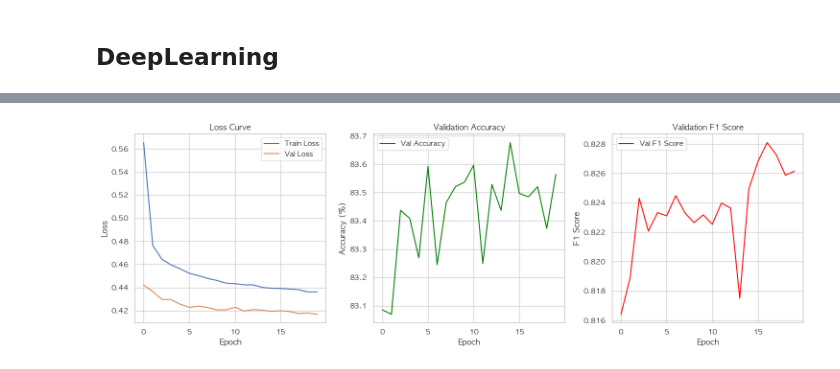
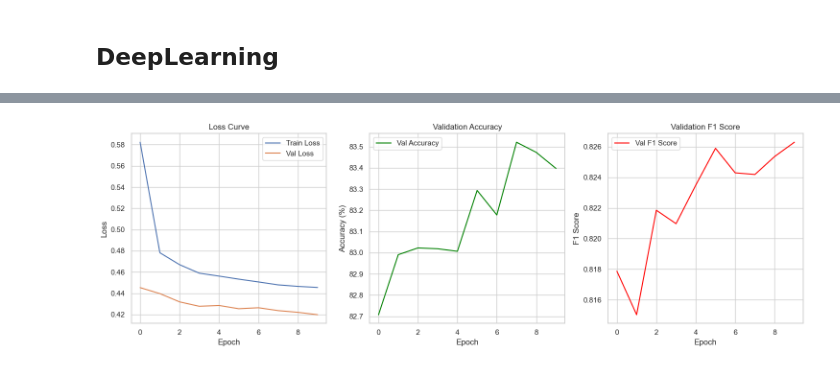
Before and after one commit to Jongseok103/UOS-Assignments, a Jupyter notebook: BigDataPhysic/CL_LHC.ipynb, the cells around one changed output, grey strips where cells are left out. Saved outputs shown, nothing was run; the diff lists cells and outputs as text; code cells hidden in the pictures.

```diff
--- a/BigDataPhysic/CL_LHC.ipynb
+++ b/BigDataPhysic/CL_LHC.ipynb
@@ -443,88 +512,30 @@ df_mlp = preprocess_for_nn(df_train)
 # %% [markdown]
 ## DeepLearning
 # %%
-import pandas as pd
-import numpy as np
-import torch
-import torch.nn as nn
 import torch.optim as optim
 from torch.utils.data import TensorDataset, DataLoader
-from sklearn.preprocessing import QuantileTransformer, LabelEncoder
 from sklearn.model_selection import train_test_split
 from sklearn.metrics import f1_score
 import matplotlib.pyplot as plt
 
 # [1] 전처리 함수 정의
-def preprocess_with_quantile_transformer(df):
-    df_processed = df.copy()
 
-    # 1. 결측치 처리 (-999 -> NaN -> Drop)
-    df_processed.replace(-999.0, np.nan, inplace=True)
-    df_processed = df_processed.dropna()
 
-    df_processed['TRP'] = df_processed['TrackP'] * df_processed['RICH_DLLbeKaon']
-    df_processed['KVP'] = df_processed['RICH_DLLbeKaon'] - (df_processed['RICH_DLLbeProton'])
-
-    # 2. Feature 선택
-    selected_features = [
-        'TrackP', 'TrackPt',            # Kinematics
-        'EcalE', 'HcalE', 'PrsE',       # Calorimetry
-        'GhostProbability',             # Noise Probability
-        'DLLelectron', 'DLLmuon',       # PID Likelihoods
-        'DLLkaon', 'DLLproton',
-        'RICH_DLLbeElectron',           # RICH Detector
-        'RICH_DLLbeKaon',
-        'RICH_DLLbeProton',
-        'RICHpFlagProton',
-        'TRP',
-        'KVP'
-    ]
-
-    X_input = df_processed[selected_features]
-    y_input = df_processed['Label']
-
-    # 3. Quantile Transformation (수치형 데이터 정규화)
-    numeric_cols = X_input.select_dtypes(include=[np.number]).columns
-    qt = QuantileTransformer(
-        output_distribution='normal',
-        n_quantiles=1000,
-        random_state=42
-    )
-
-    X_transformed = X_input.copy()
-    X_transformed[numeric_cols] = qt.fit_transform(X_input[numeric_cols])
-
-    # 4. Label Encoding (Class String -> Integer Index)
-    le = LabelEncoder()
-    y_encoded = le.fit_transform(y_input)
-
-    # 5. Tensor 변환 (Float32 for X, Long for y)
-    X_tensor = torch.tensor(X_transformed.values, dtype=torch.float32)
-    y_tensor = torch.tensor(y_encoded, dtype=torch.long)
-
-    return X_tensor, y_tensor, le
-
-# ==========================================
-# [실행부]
-# ==========================================
 
 # 0. 데이터 로드 가정 (df_train이 이미 메모리에 있다고 가정)
 # df_train = pd.read_csv('your_dataset.csv') # 실제 사용 시 주석 해제
 
-print("🔄 전처리 진행 중 (Quantile Transformation)...")
+print("Preprocessing...")
 
 # 1. 전처리 실행
-# 함수에서 이미 Tensor로 변환되어 나옴
-X_all, y_all, label_encoder = preprocess_with_quantile_transformer(df_train)
+X_mlp, y_mlp, label_encoder = preprocess_for_nn(df_train)
 
 # 2. Train/Validation Split
-# Tensor 상태에서도 train_test_split 사용 가능
 X_train, X_val, y_train, y_val = train_test_split(
-    X_all, y_all, test_size=0.2, random_state=42, stratify=y_all
+    X_mlp, y_mlp, test_size=0.2, random_state=42, stratify=y_mlp
 )
 
 # 3. DataLoader 생성
-# 주의: X_train은 이미 Tensor이므로 .values를 호출하지 않음
 BATCH_SIZE = 256
 train_dataset = TensorDataset(X_train, y_train)
 val_dataset = TensorDataset(X_val, y_val)
@@ -532,7 +543,7 @@ val_dataset = TensorDataset(X_val, y_val)
 train_loader = DataLoader(train_dataset, batch_size=BATCH_SIZE, shuffle=True)
 val_loader = DataLoader(val_dataset, batch_size=BATCH_SIZE, shuffle=False)
 
-print(f"📊 학습 데이터 준비 완료: Train {len(X_train)}개, Val {len(X_val)}개")
+print(f"Training data : Train {len(X_train)}개, Val {len(X_val)}개")
 
 # 4. 모델 정의
 class DeepParticleClassifier(nn.Module):
@@ -566,7 +577,7 @@ class DeepParticleClassifier(nn.Module):
 
 # 5. 장치 및 모델 초기화
 device = torch.device("cuda" if torch.cuda.is_available() else "mps" if torch.backends.mps.is_available() else "cpu")
-print(f"💻 사용 장치: {device}")
+print(f"device : {device}")
 
 input_dim = X_train.shape[1]
 output_dim = len(label_encoder.classes_)
@@ -578,10 +589,10 @@ scheduler = optim.lr_scheduler.ReduceLROnPlateau(optimizer, mode='min', factor=0
 criterion = nn.CrossEntropyLoss()
 
 # 7. 학습 루프
-EPOCHS = 20
+EPOCHS = 10
 history = {'train_loss': [], 'val_loss': [], 'val_acc': [], 'val_f1': []}
 
-print("\n🚀 학습 시작...")
+print("\nStart training...")
 for epoch in range(EPOCHS):
     # --- Training ---
     model.train()
@@ -621,7 +632,6 @@ for epoch in range(EPOCHS):
             total += labels.size(0)
             correct += (predicted == labels).sum().item()
 
-            # 리스트에 추가 (CPU로 이동 후 numpy 변환)
             all_preds.extend(predicted.cpu().numpy())
             all_labels.extend(labels.cpu().numpy())
 
@@ -648,7 +658,7 @@ for epoch in range(EPOCHS):
           f"Val F1: {val_f1:.4f} | "
           f"LR: {current_lr:.6f}")
 
-print("✅ 학습 종료.")
+print("Training completed.")
 
 # 8. 결과 시각화
 plt.figure(figsize=(15, 5))
@@ -701,4 +710,4 @@ Epoch [20/20] Train Loss: 0.4363 | Val Loss: 0.4168 | Val Acc: 83.56% | Val F1:
-[figure, old version]
+[figure, new version]
 # %%
 from sklearn.metrics import classification_report, confusion_matrix, ConfusionMatrixDisplay
 import seaborn as sns
```
Also changed, not shown: parts of 10 cells of this notebook, 4 other files.
